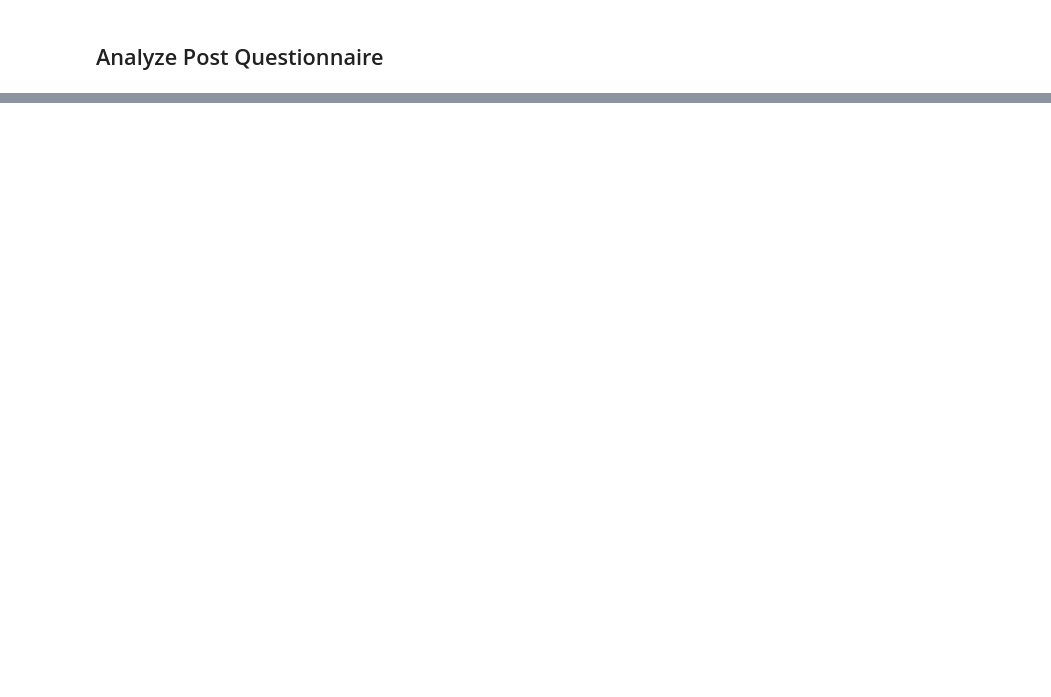
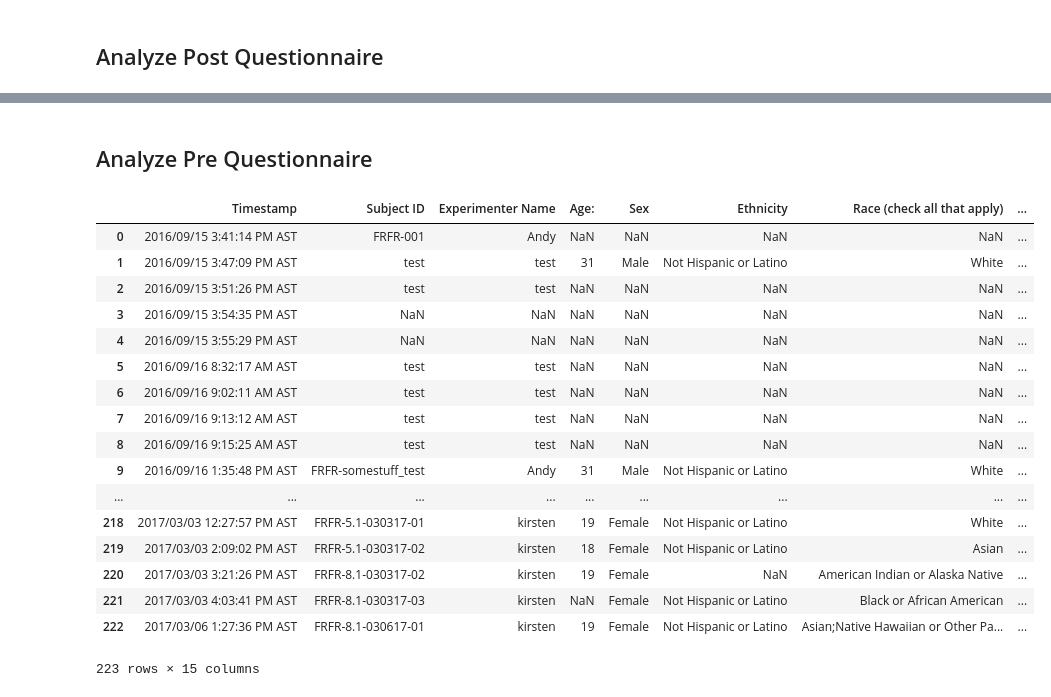
Before and after one commit to ContextLab/FRFR-analyses, a Jupyter notebook: data_checker.ipynb, the cells around one changed output, grey strips where cells are left out. Cells and saved outputs as stored; diff of their text form; code cells hidden in the pictures; blank space fills up the shorter version.

Commit message:
pre and post questionnaire parsing with pandas

```diff
--- a/data_checker.ipynb
+++ b/data_checker.ipynb
@@ -83,0 +87,23 @@ for index, row in df_post.iterrows():
+# %% [markdown]
+<h2> Analyze Pre Questionnaire</h2>
+# %%
+df_pre
+# %% [output]
+|  | Timestamp | Subject ID | Experimenter Name | Age: | Sex | Ethnicity | Race (check all that apply) | ... |
+| 0 | 2016/09/15 3:41:14 PM AST | FRFR-001 | Andy | NaN | NaN | NaN | NaN | ... |
+| 1 | 2016/09/15 3:47:09 PM AST | test | test | 31 | Male | Not Hispanic or Latino | White | ... |
+| 2 | 2016/09/15 3:51:26 PM AST | test | test | NaN | NaN | NaN | NaN | ... |
+| 3 | 2016/09/15 3:54:35 PM AST | NaN | NaN | NaN | NaN | NaN | NaN | ... |
+| 4 | 2016/09/15 3:55:29 PM AST | NaN | NaN | NaN | NaN | NaN | NaN | ... |
+| 5 | 2016/09/16 8:32:17 AM AST | test | test | NaN | NaN | NaN | NaN | ... |
+| 6 | 2016/09/16 9:02:11 AM AST | test | test | NaN | NaN | NaN | NaN | ... |
+| 7 | 2016/09/16 9:13:12 AM AST | test | test | NaN | NaN | NaN | NaN | ... |
+| 8 | 2016/09/16 9:15:25 AM AST | test | test | NaN | NaN | NaN | NaN | ... |
+| 9 | 2016/09/16 1:35:48 PM AST | FRFR-somestuff_test | Andy | 31 | Male | Not Hispanic or Latino | White | ... |
+| ... | ... | ... | ... | ... | ... | ... | ... | ... |
+| 218 | 2017/03/03 12:27:57 PM AST | FRFR-5.1-030317-01 | kirsten | 19 | Female | Not Hispanic or Latino | White | ... |
+| 219 | 2017/03/03 2:09:02 PM AST | FRFR-5.1-030317-02 | kirsten | 18 | Female | Not Hispanic or Latino | Asian | ... |
+| 220 | 2017/03/03 3:21:26 PM AST | FRFR-8.1-030317-02 | kirsten | 19 | Female | NaN | American Indian or Alaska Native | ... |
+| 221 | 2017/03/03 4:03:41 PM AST | FRFR-8.1-030317-03 | kirsten | NaN | Female | Not Hispanic or Latino | Black or African American | ... |
+| 222 | 2017/03/06 1:27:36 PM AST | FRFR-8.1-030617-01 | kirsten | 19 | Female | Not Hispanic or Latino | Asian;Native Hawaiian or Other Pa... | ... |
+223 rows × 15 columns
```
Also changed, not shown: parts of 7 cells of this notebook.
